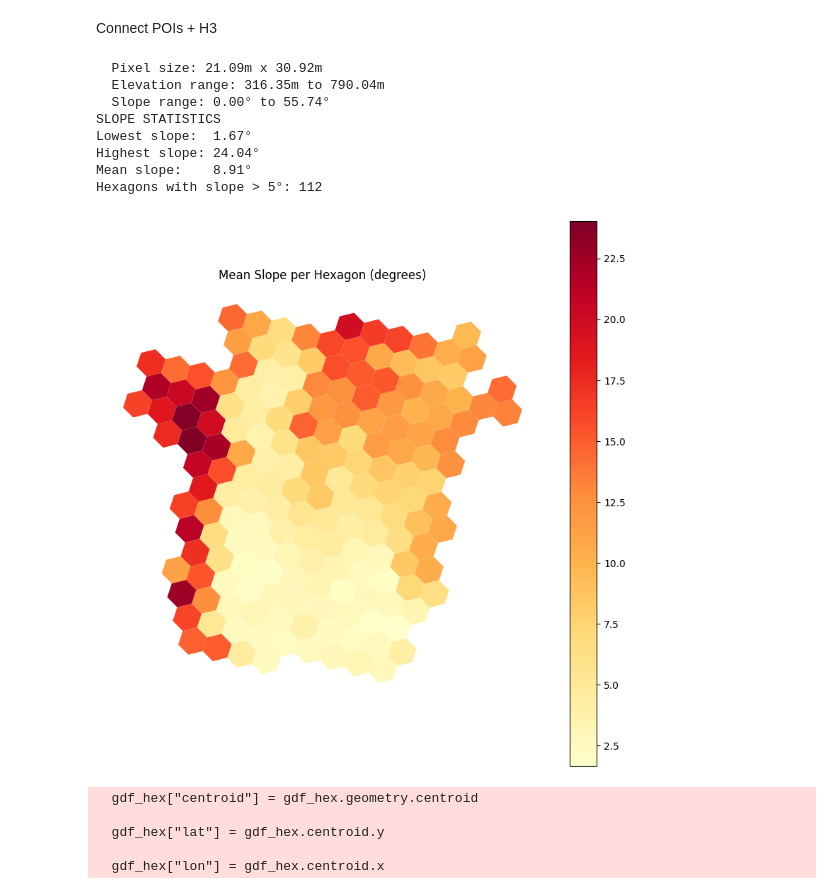
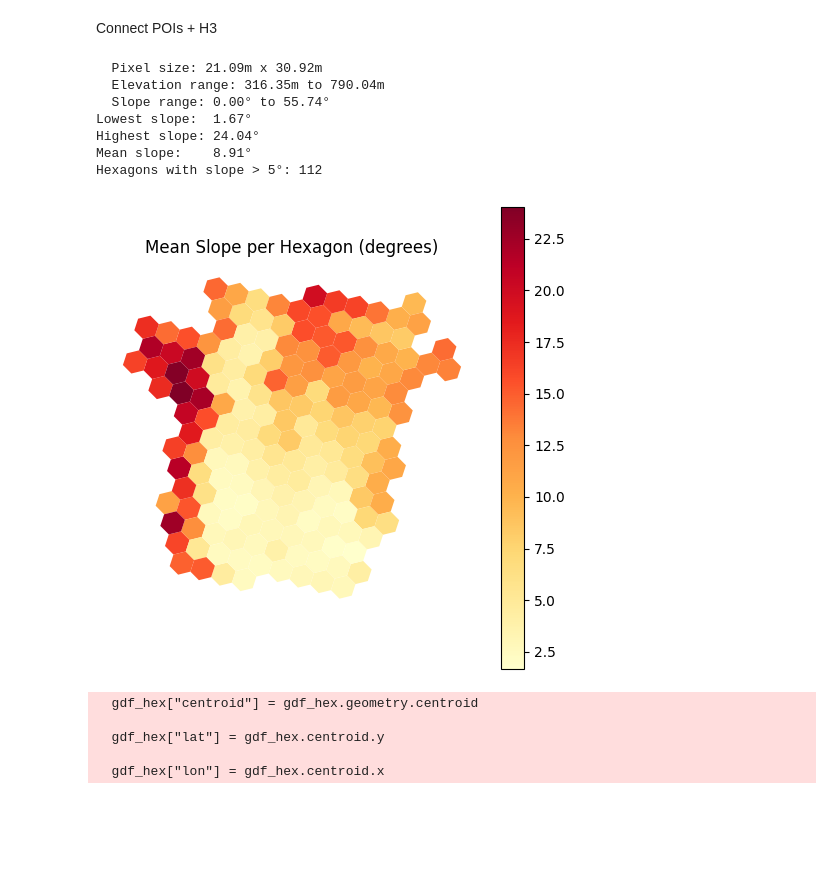
Before and after one commit to bernadettesophia/GAT2_group1_midterm_project, a Jupyter notebook: code_midterm_group1_walkability_graz.ipynb, the cells around one changed output. Saved outputs shown, nothing was run; the diff lists cells and outputs as text; code cells hidden in the pictures; blank space fills up the shorter version.

```diff
--- a/code_midterm_group1_walkability_graz.ipynb
+++ b/code_midterm_group1_walkability_graz.ipynb
@@ -510,36 +510,35 @@ with rasterio.open(slope_output_path) as src:
                 mean_slope = float(data.mean())
                 valid_extractions += 1
             else:
                 mean_slope = 0.0
         except ValueError:
             mean_slope = 0.0
 
         mean_slopes.append(mean_slope)
 
 
 gdf_hex["slope_deg"] = mean_slopes
 
 # Statistics
 print(f"Lowest slope:  {gdf_hex['slope_deg'].min():.2f}°")
 print(f"Highest slope: {gdf_hex['slope_deg'].max():.2f}°")
 print(f"Mean slope:    {gdf_hex['slope_deg'].mean():.2f}°")
 print(f"Hexagons with slope > 5°: {(gdf_hex['slope_deg'] > 5).sum()}")
 
 # Visualization
-gdf_hex.plot(column='slope_deg', cmap='YlOrRd', legend=True, figsize=(10, 10))
+gdf_hex.plot(column='slope_deg', cmap='YlOrRd', legend=True, figsize=(6, 6))
 plt.title('Mean Slope per Hexagon (degrees)')
 plt.axis('off')
 plt.show()
 # %% [output]
   Pixel size: 21.09m x 30.92m
   Elevation range: 316.35m to 790.04m
   Slope range: 0.00° to 55.74°
-SLOPE STATISTICS
 Lowest slope:  1.67°
 Highest slope: 24.04°
 Mean slope:    8.91°
 Hexagons with slope > 5°: 112
-[figure, old version]
+[figure, new version]
 # %%
 # Assign each POI to an H3 cel
 def point_to_h3(point, res=H3_RESOLUTION):
```
Also changed, not shown: parts of 12 cells of this notebook, 8 other files.
